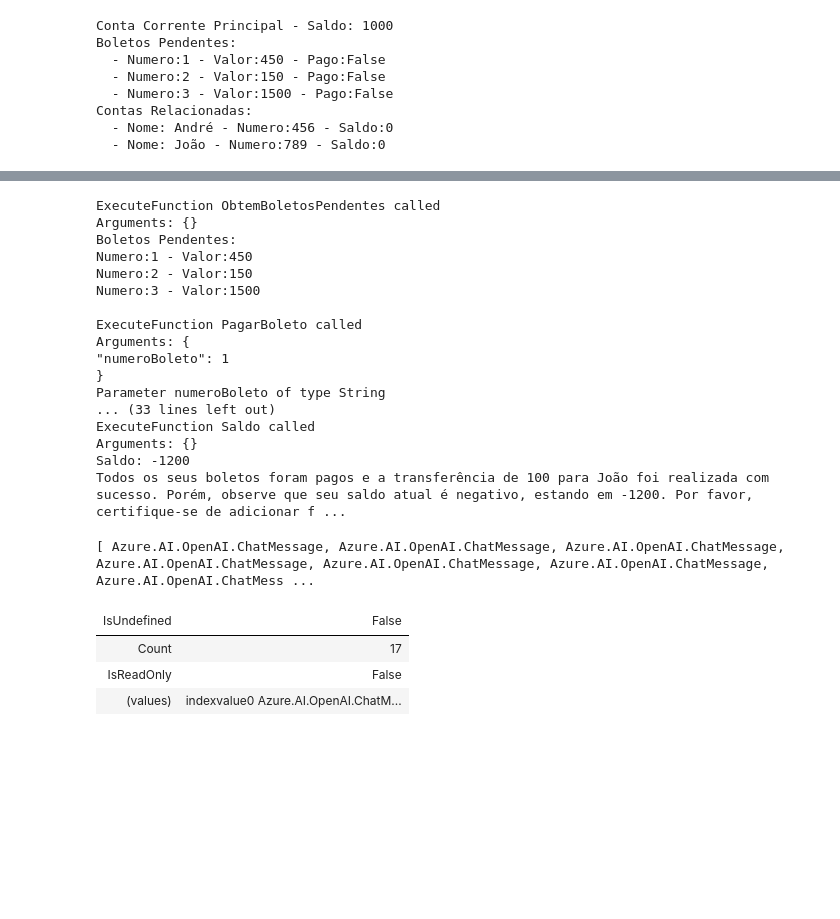
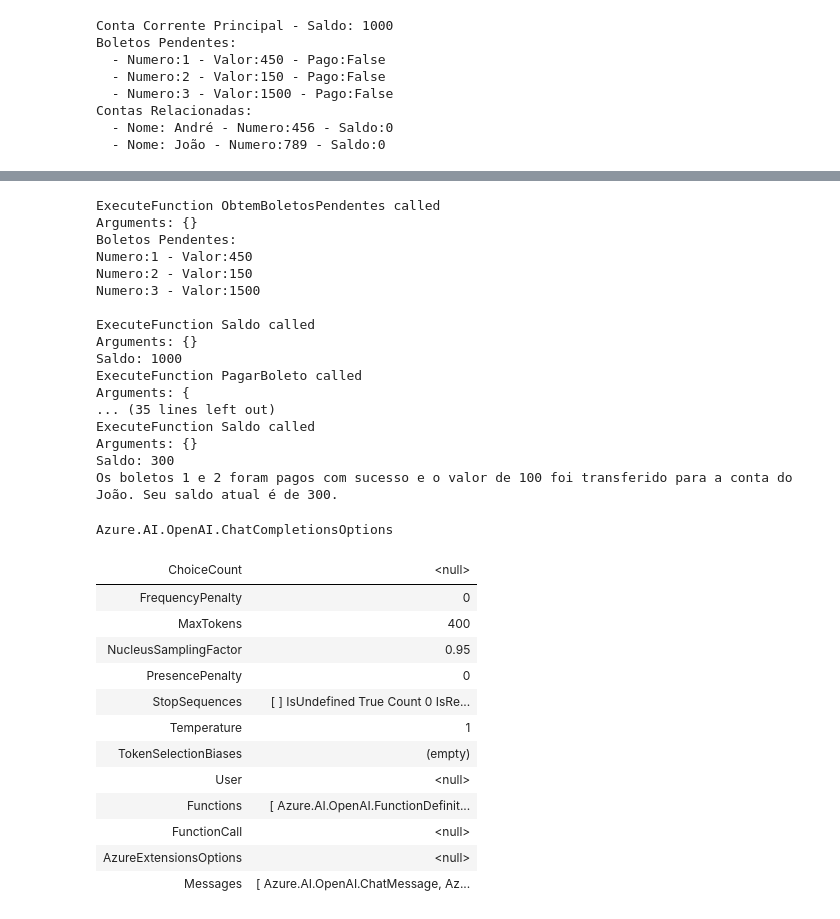
Before and after one commit to andreracz/TDCBusinessOpenAIFunctionCalling, a Jupyter notebook: 04-Function - Chamando Funcoes.ipynb, the cells around one changed output, grey strips where cells are left out. Cells and saved outputs as stored; diff of their text form; code cells hidden in the pictures; blank space fills up the shorter version.

```diff
--- a/04-Function - Chamando Funcoes.ipynb
+++ b/04-Function - Chamando Funcoes.ipynb
@@ -90,45 +97,54 @@ do {
 var response = await openAIClient.GetChatCompletionsAsync(
             model,
             completionOptions);
 
 var responseChoice = response.Value.Choices[0];
  if (responseChoice.FinishReason == CompletionsFinishReason.FunctionCall)
 {
             // Include the FunctionCall message in the conversation history
             completionOptions.Messages.Add(responseChoice.Message);
             var funcResp = caller.ExecuteFunction(responseChoice.Message.FunctionCall, bf);
             completionOptions.Messages.Add(new ChatMessage() { Role = ChatRole.Function, Content = funcResp, Name=responseChoice.Message.FunctionCall.Name});
 } else {
     completionOptions.Messages.Add(responseChoice.Message);
     Console.WriteLine(responseChoice.Message.Content);
     break;
 }
 
 }while(true);
-completionOptions.Messages
+completionOptions
 # %% [output]
 ExecuteFunction ObtemBoletosPendentes called
 Arguments: {}
 Boletos Pendentes:
 Numero:1 - Valor:450
 Numero:2 - Valor:150
 Numero:3 - Valor:1500
 
+ExecuteFunction Saldo called
+Arguments: {}
+Saldo: 1000
 ExecuteFunction PagarBoleto called
 Arguments: {
-"numeroBoleto": 1
-}
-Parameter numeroBoleto of type String
-... (33 lines left out)
+... (35 lines left out)
 ExecuteFunction Saldo called
 Arguments: {}
-Saldo: -1200
-Todos os seus boletos foram pagos e a transferência de 100 para João foi realizada com sucesso. Porém, observe que seu saldo atual é negativo, estando em -1200. Por favor, certifique-se de adicionar f ...
+Saldo: 300
+Os boletos 1 e 2 foram pagos com sucesso e o valor de 100 foi transferido para a conta do João. Seu saldo atual é de 300.
-[ Azure.AI.OpenAI.ChatMessage, Azure.AI.OpenAI.ChatMessage, Azure.AI.OpenAI.ChatMessage, Azure.AI.OpenAI.ChatMessage, Azure.AI.OpenAI.ChatMessage, Azure.AI.OpenAI.ChatMessage, Azure.AI.OpenAI.ChatMess ...
+Azure.AI.OpenAI.ChatCompletionsOptions
-| IsUndefined | False |
-| Count | 17 |
-| IsReadOnly | False |
-| (values) | indexvalue0 Azure.AI.OpenAI.ChatM... |
+| ChoiceCount | <null> |
+| FrequencyPenalty | 0 |
+| MaxTokens | 400 |
+| NucleusSamplingFactor | 0.95 |
+| PresencePenalty | 0 |
+| StopSequences | [ ] IsUndefined True Count 0 IsRe... |
+| Temperature | 1 |
+| TokenSelectionBiases | (empty) |
+| User | <null> |
+| Functions | [ Azure.AI.OpenAI.FunctionDefinit... |
+| FunctionCall | <null> |
+| AzureExtensionsOptions | <null> |
+| Messages | [ Azure.AI.OpenAI.ChatMessage, Az... |
 # %%
 bf.ToString()
 # %% [output]
```
Also changed, not shown: parts of 4 cells of this notebook, 4 other files.
